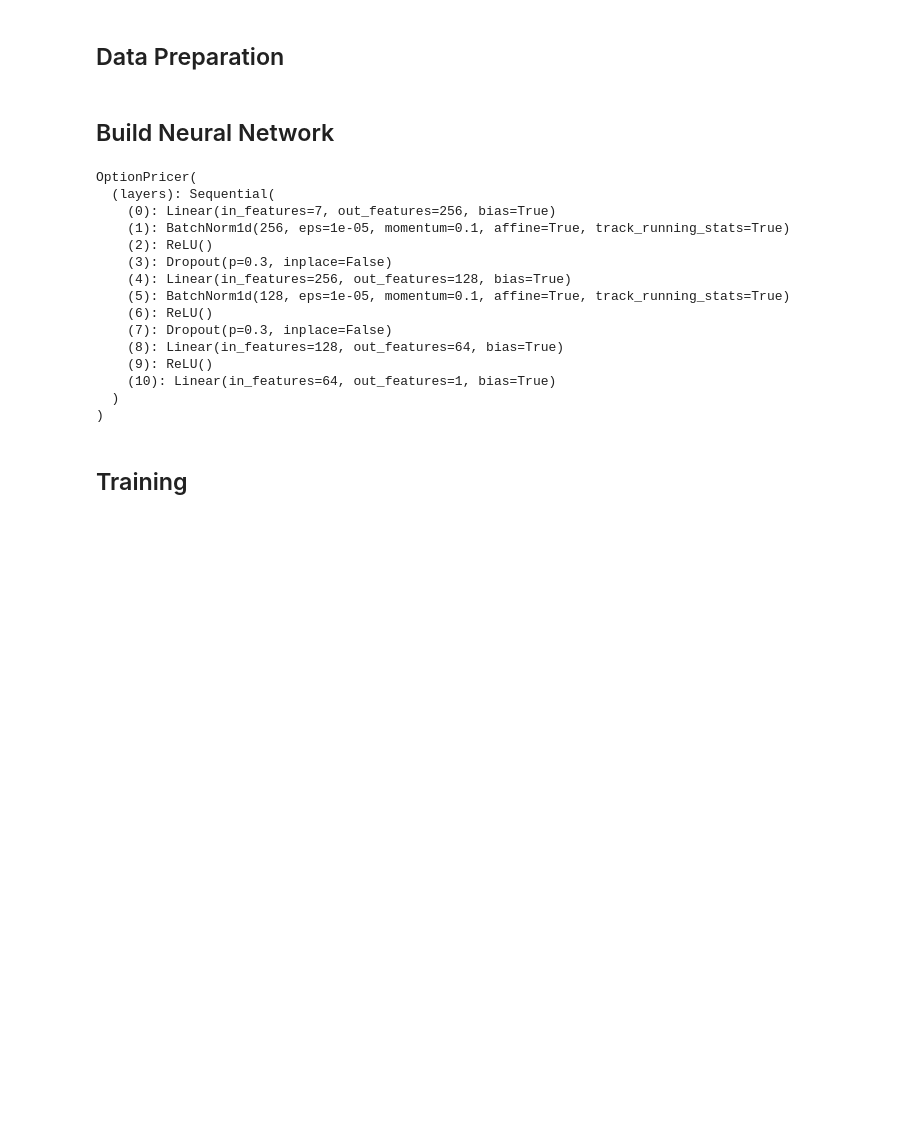
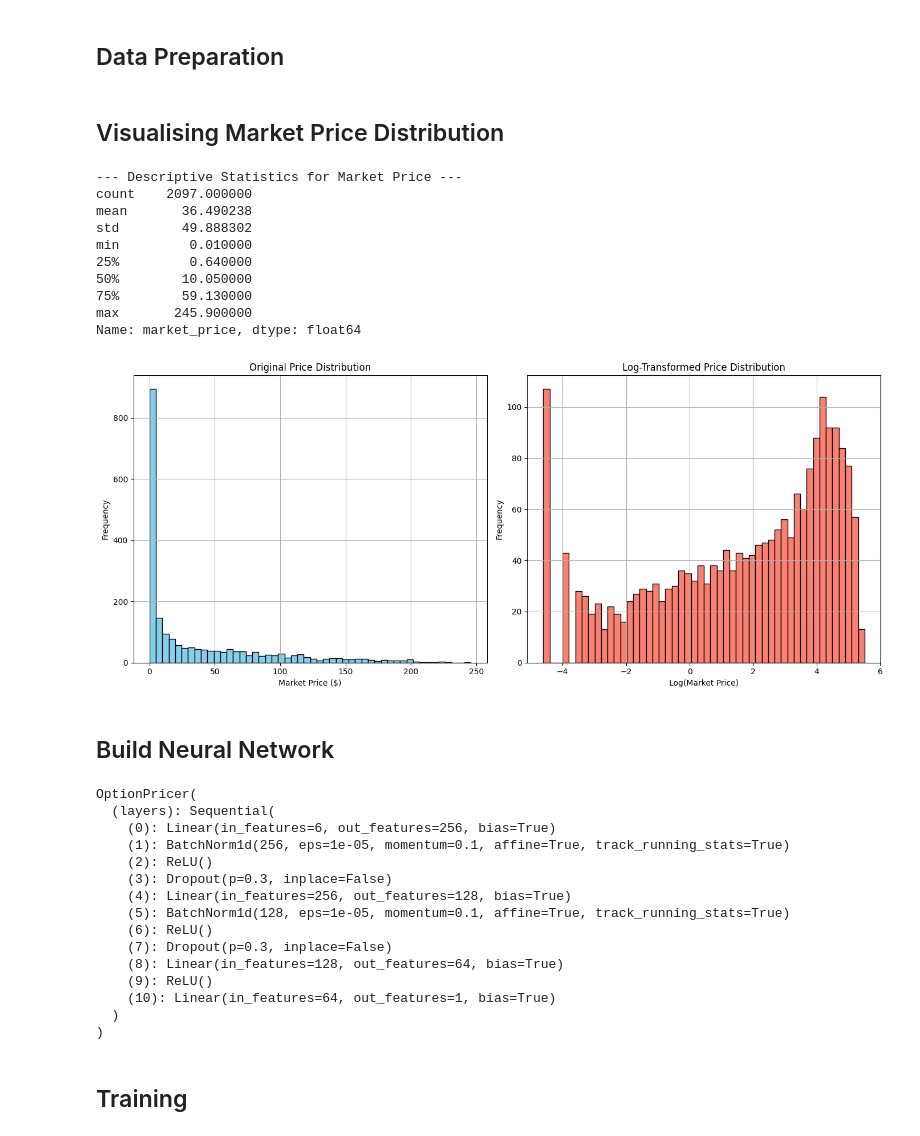
Before and after one commit to The-H4CKER/bs-meter, a Jupyter notebook: notebooks/model_training.ipynb, the cells around one changed output. Saved outputs shown, nothing was run; the diff lists cells and outputs as text; code cells hidden in the pictures; blank space fills up the shorter version.

```diff
--- a/notebooks/model_training.ipynb
+++ b/notebooks/model_training.ipynb
@@ -65,9 +67,54 @@ X_train_tensor = torch.tensor(X_train_scaled, dtype=torch.float32)
 y_train_tensor = torch.tensor(y_train, dtype=torch.float32)
 X_test_tensor = torch.tensor(X_test_scaled, dtype=torch.float32)
 y_test_tensor = torch.tensor(y_test, dtype=torch.float32)
+# %% [markdown]
+## Visualising Market Price Distribution
+# %%
+import matplotlib.pyplot as plt
+import numpy as np
+
+# --- Print Descriptive Statistics ---
+print("--- Descriptive Statistics for Market Price ---")
+print(df['market_price'].describe())
+
+# --- Create Histograms ---
+plt.figure(figsize=(14, 6))
+
+# Plot 1: Original Price Distribution
+plt.subplot(1, 2, 1)
+plt.hist(df['market_price'], bins=50, color='skyblue', edgecolor='black')
+plt.title('Original Price Distribution')
+plt.xlabel('Market Price ($)')
+plt.ylabel('Frequency')
+plt.grid(True)
+
+# Plot 2: Log-Transformed Price Distribution
+# We filter for prices > 0 to avoid errors with log(0)
+plt.subplot(1, 2, 2)
+plt.hist(np.log(df[df['market_price'] > 0]['market_price']), bins=50, color='salmon', edgecolor='black')
+plt.title('Log-Transformed Price Distribution')
+plt.xlabel('Log(Market Price)')
+plt.ylabel('Frequency')
+plt.grid(True)
+
+plt.tight_layout()
+plt.show()
+# %% [output]
+--- Descriptive Statistics for Market Price ---
+count    2097.000000
+mean       36.490238
+std        49.888302
+min         0.010000
+25%         0.640000
+50%        10.050000
+75%        59.130000
+max       245.900000
+Name: market_price, dtype: float64
+[figure, added]
 # %% [markdown]
 ## Build Neural Network
 # %%
+
 class OptionPricer(nn.Module):
   def __init__(self, input_size):
     super(OptionPricer, self).__init__()
@@ -99,13 +146,13 @@ input_size = X_train_tensor.shape[1]
 model = OptionPricer(input_size)
 
 criterion = nn.MSELoss()
-optimizer = torch.optim.Adam(model.parameters(), lr=0.001)
+optimizer = torch.optim.Adam(model.parameters(), lr=0.0001, weight_decay=1e-5)
 
 model
 # %% [output]
 OptionPricer(
   (layers): Sequential(
-    (0): Linear(in_features=7, out_features=256, bias=True)
+    (0): Linear(in_features=6, out_features=256, bias=True)
     (1): BatchNorm1d(256, eps=1e-05, momentum=0.1, affine=True, track_running_stats=True)
     (2): ReLU()
     (3): Dropout(p=0.3, inplace=False)
```
Also changed, not shown: parts of 5 cells of this notebook.
